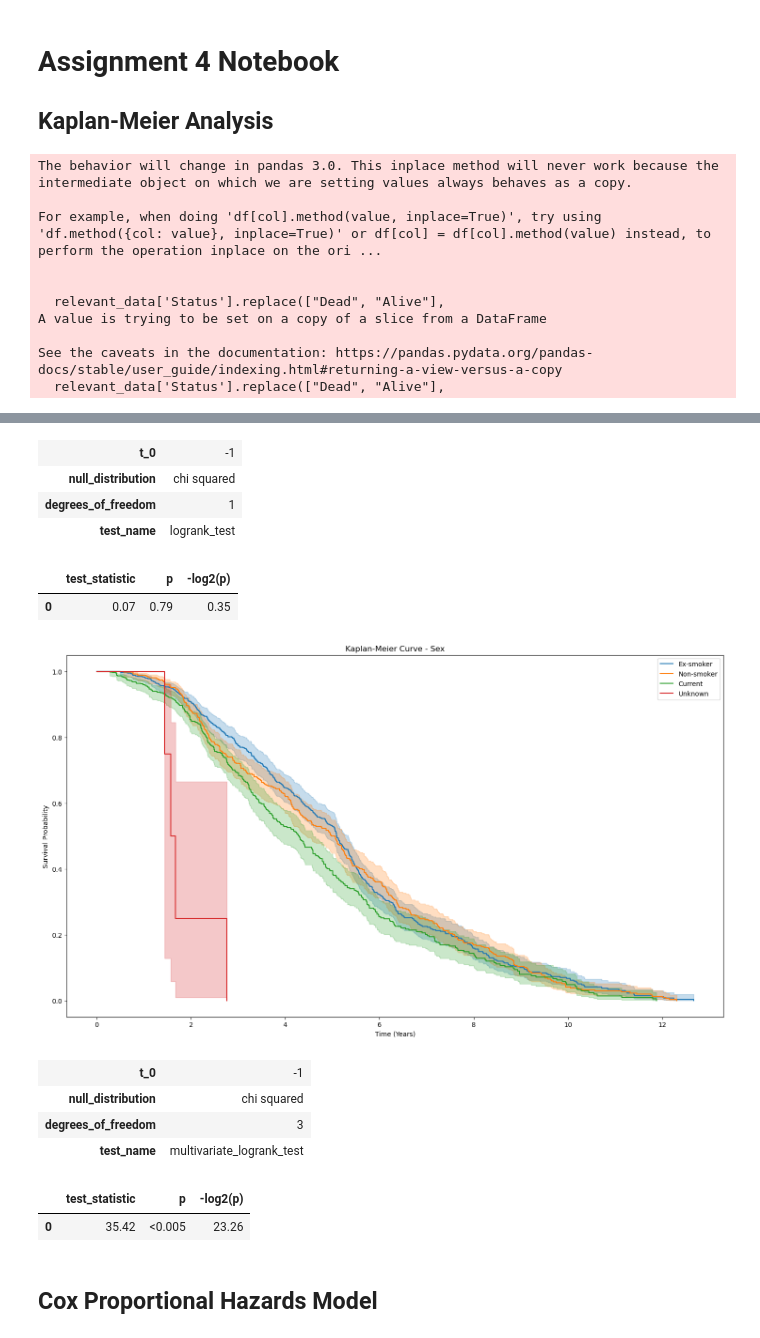
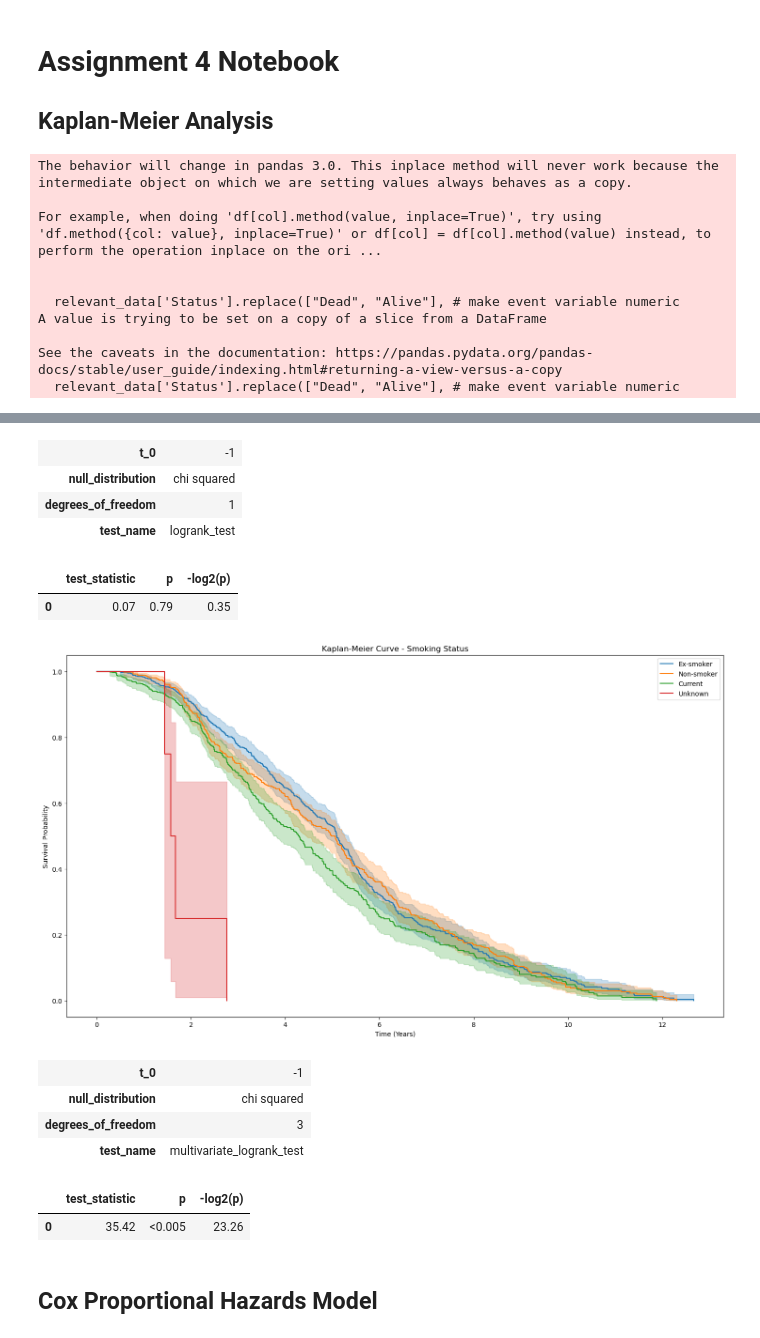
Before and after one commit to elhajn/BINF5507-Materials, a Jupyter notebook: Assignment4/Scripts/main.ipynb, the cells around one changed output, grey strips where cells are left out. Drawn from its saved outputs; the diff is of its cells as text; code cells hidden in the pictures.

```diff
--- a/Assignment4/Scripts/main.ipynb
+++ b/Assignment4/Scripts/main.ipynb
@@ -96,37 +96,37 @@ kmf_unknown.fit(ss_unknown['Length FU'],
 plt.figure(figsize = (18, 10))
 kmf_ex.plot_survival_function()
 kmf_non.plot_survival_function()
 kmf_current.plot_survival_function()
 kmf_unknown.plot_survival_function()
-plt.title('Kaplan-Meier Curve - Sex')
+plt.title('Kaplan-Meier Curve - Smoking Status')
 plt.xlabel('Time (Years)')
 plt.ylabel('Survival Probability')
 plt.show()
 
 # perform log-rank test
 lrt_ss = multivariate_logrank_test(relevant_data['Length FU'],
                                    relevant_data['Smoking Status'],
                                    relevant_data['Status'])
 lrt_ss.print_summary()
 # %% [output]
 The behavior will change in pandas 3.0. This inplace method will never work because the intermediate object on which we are setting values always behaves as a copy.
 
 For example, when doing 'df[col].method(value, inplace=True)', try using 'df.method({col: value}, inplace=True)' or df[col] = df[col].method(value) instead, to perform the operation inplace on the ori ...
 
 
-  relevant_data['Status'].replace(["Dead", "Alive"],
+  relevant_data['Status'].replace(["Dead", "Alive"], # make event variable numeric
 A value is trying to be set on a copy of a slice from a DataFrame
 
 See the caveats in the documentation: https://pandas.pydata.org/pandas-docs/stable/user_guide/indexing.html#returning-a-view-versus-a-copy
-  relevant_data['Status'].replace(["Dead", "Alive"],
+  relevant_data['Status'].replace(["Dead", "Alive"], # make event variable numeric
 [figure]
 | t_0 | -1 |
 | null_distribution | chi squared |
 | degrees_of_freedom | 1 |
 | test_name | logrank_test |
 |  | test_statistic | p | -log2(p) |
 | 0 | 0.07 | 0.79 | 0.35 |
-[figure, old version]
+[figure, new version]
 | t_0 | -1 |
 | null_distribution | chi squared |
 | degrees_of_freedom | 3 |
```
Also changed, not shown: parts of 1 cell of this notebook, 1 other file.
